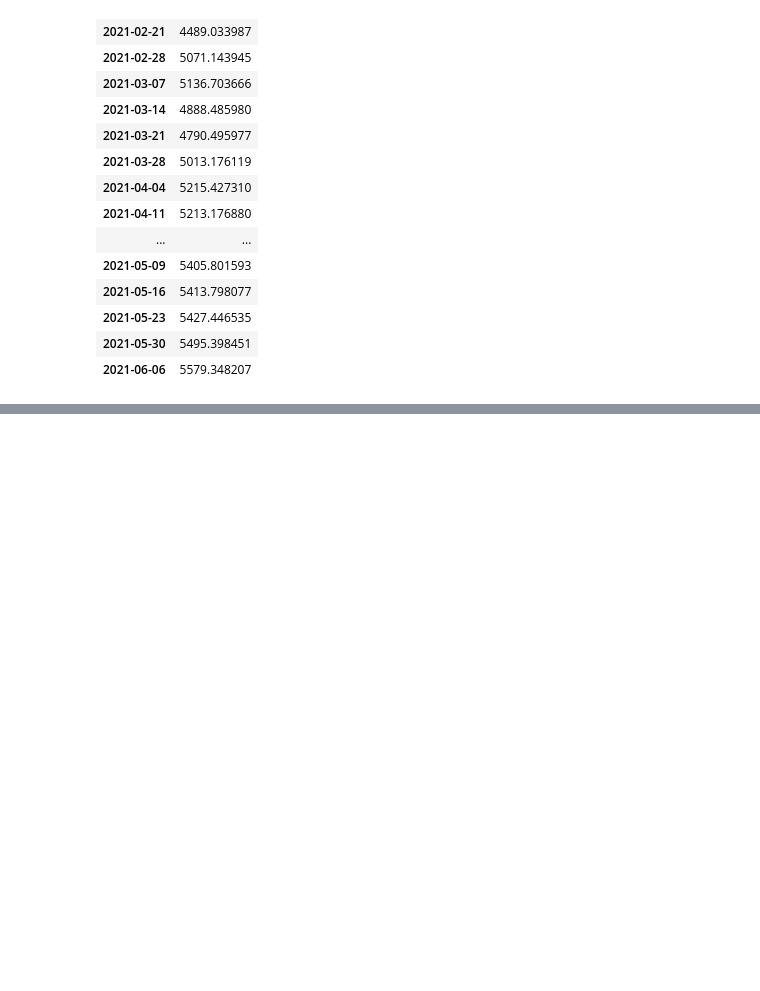
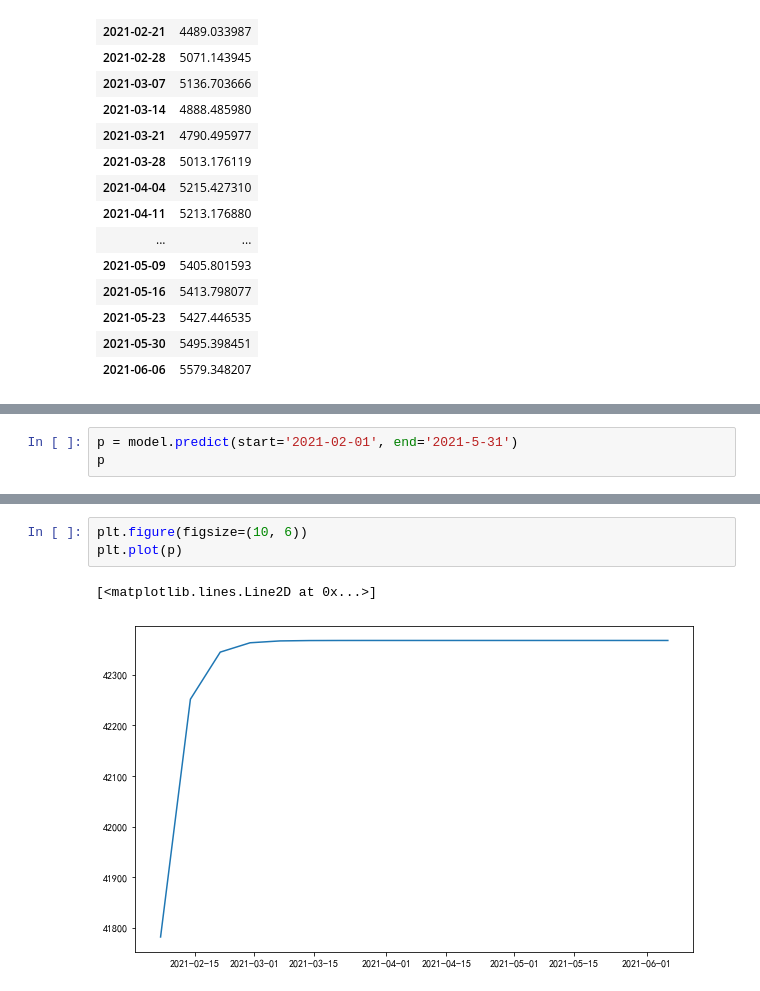
Before and after one commit to thales-ucas/realty, a Jupyter notebook: arma.ipynb, the cells around one changed output, grey strips where cells are left out. Drawn from its saved outputs; the diff is of its cells as text; blank space fills up the shorter version.

```diff
--- a/arma.ipynb
+++ b/arma.ipynb
@@ -409,0 +490,3 @@ rdf
+# %%
+p = model.predict(start='2021-02-01', end='2021-5-31')
+p
@@ -409,0 +513,6 @@ rdf
+# %%
+plt.figure(figsize=(10, 6))
+plt.plot(p)
+# %% [output]
+[<matplotlib.lines.Line2D at 0x...>]
+[figure, added]
```
Also changed, not shown: parts of 12 cells of this notebook, 2 other files.
